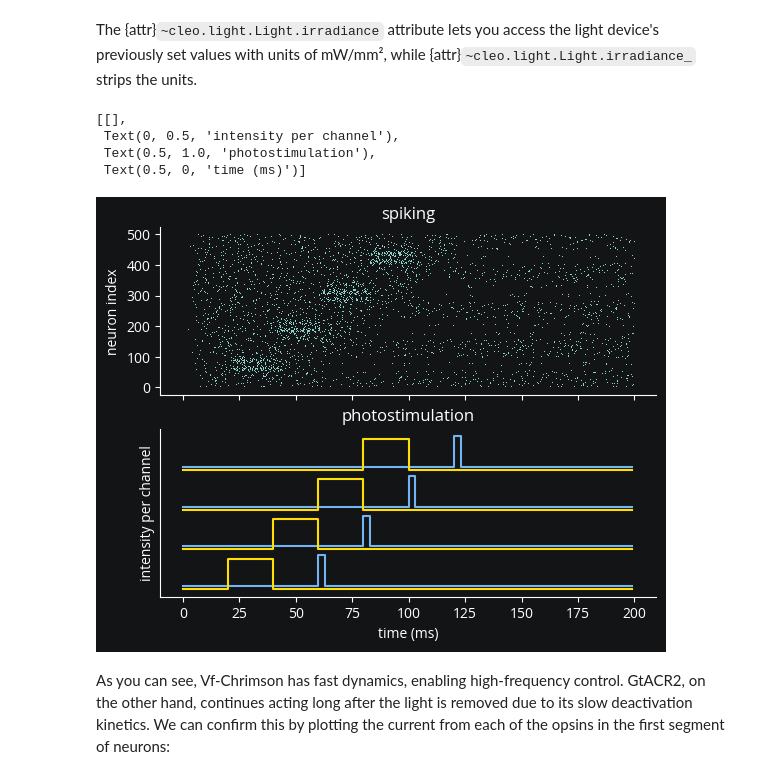
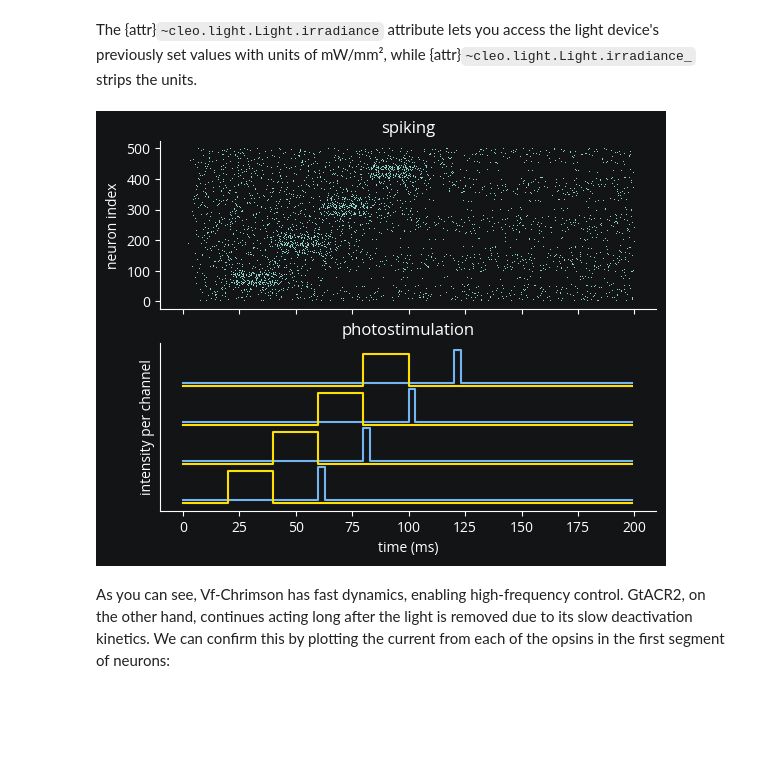
Before and after one commit to siplab-gt/cleo, a Jupyter notebook: docs/tutorials/multi_opto.ipynb, the cells around one changed output. Cells and saved outputs as stored; diff of their text form; code cells hidden in the pictures; blank space fills up the shorter version.

```diff
--- a/docs/tutorials/multi_opto.ipynb
+++ b/docs/tutorials/multi_opto.ipynb
@@ -182,33 +191,31 @@ The {attr}`~cleo.light.Light.irradiance` attribute lets you access the light dev
 # %%
 fig, (ax1, ax2) = plt.subplots(2, 1, sharex=True)
 
 ax1.plot(spike_mon.t / ms, spike_mon.i[:], ",")
 ax1.set(ylabel="neuron index", title="spiking")
 
+ptp = np.ptp(blue_fibers.irradiance_[:, 0])
+offsets = np.arange(n_fibers) * ptp * 1.2
 ax2.step(
     blue_fibers.t / ms,
-    blue_fibers.irradiance_ + np.arange(n_fibers) * 1.3 + 0.1,
+    blue_fibers.irradiance_ + offsets + ptp / 10,
     c=c["473nm"],
     where="post",
 )
 ax2.step(
     amber_fibers.t / ms,
-    amber_fibers.irradiance_ + np.arange(n_fibers) * 1.3,
+    amber_fibers.irradiance_ + offsets,
     c=c["590nm"],
     where="post",
 )
 ax2.set(
     yticks=[],
     ylabel="intensity per channel",
     title="photostimulation",
     xlabel="time (ms)",
-)
+);
 # %% [output]
-[[],
- Text(0, 0.5, 'intensity per channel'),
- Text(0.5, 1.0, 'photostimulation'),
- Text(0.5, 0, 'time (ms)')]
-[figure, old version]
+[figure, new version]
 # %% [markdown]
 As you can see, Vf-Chrimson has fast dynamics, enabling high-frequency control.
 GtACR2, on the other hand, continues acting long after the light is removed due to its slow deactivation kinetics.
```
Also changed, not shown: parts of 5 cells of this notebook.
